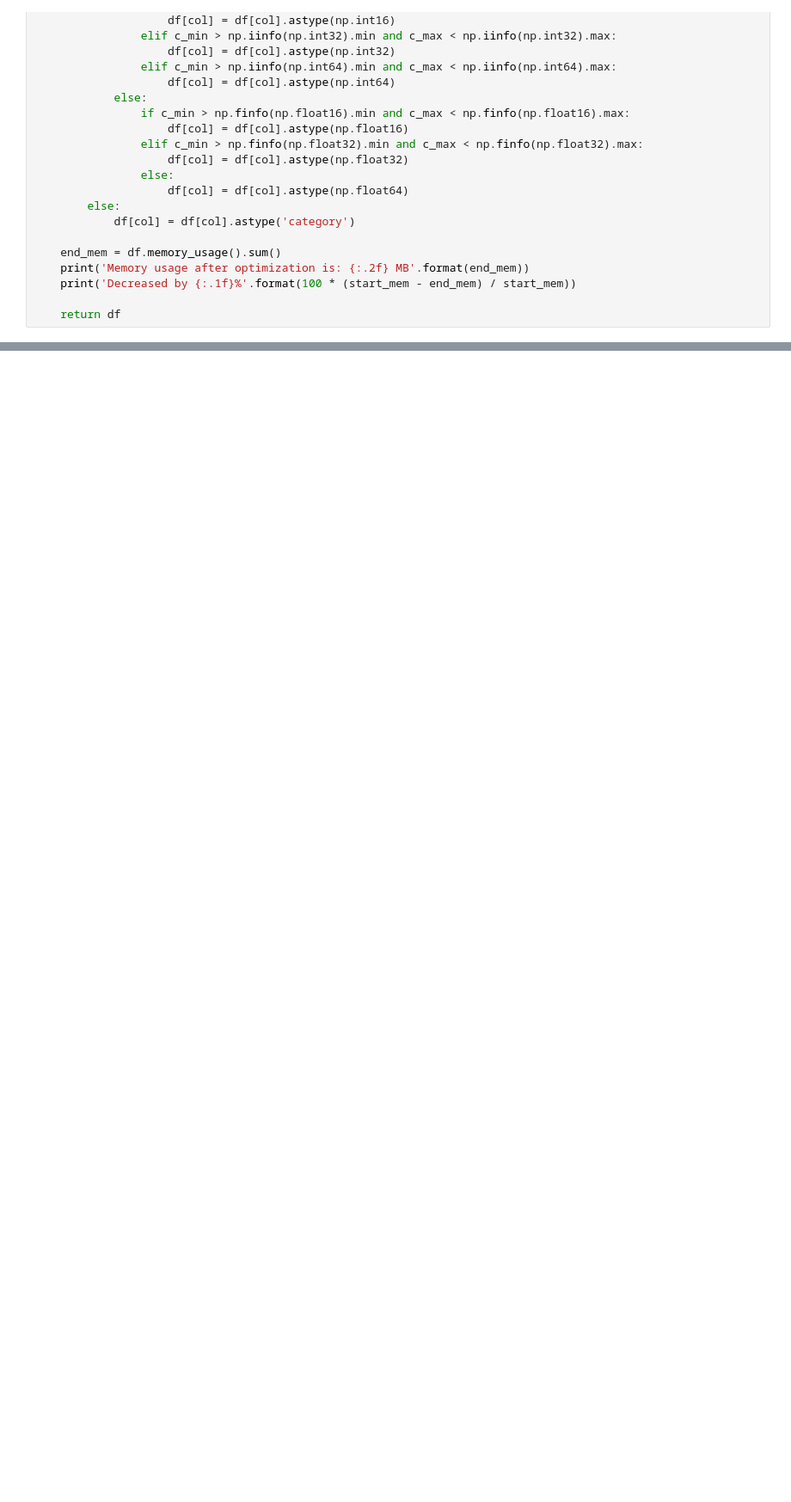
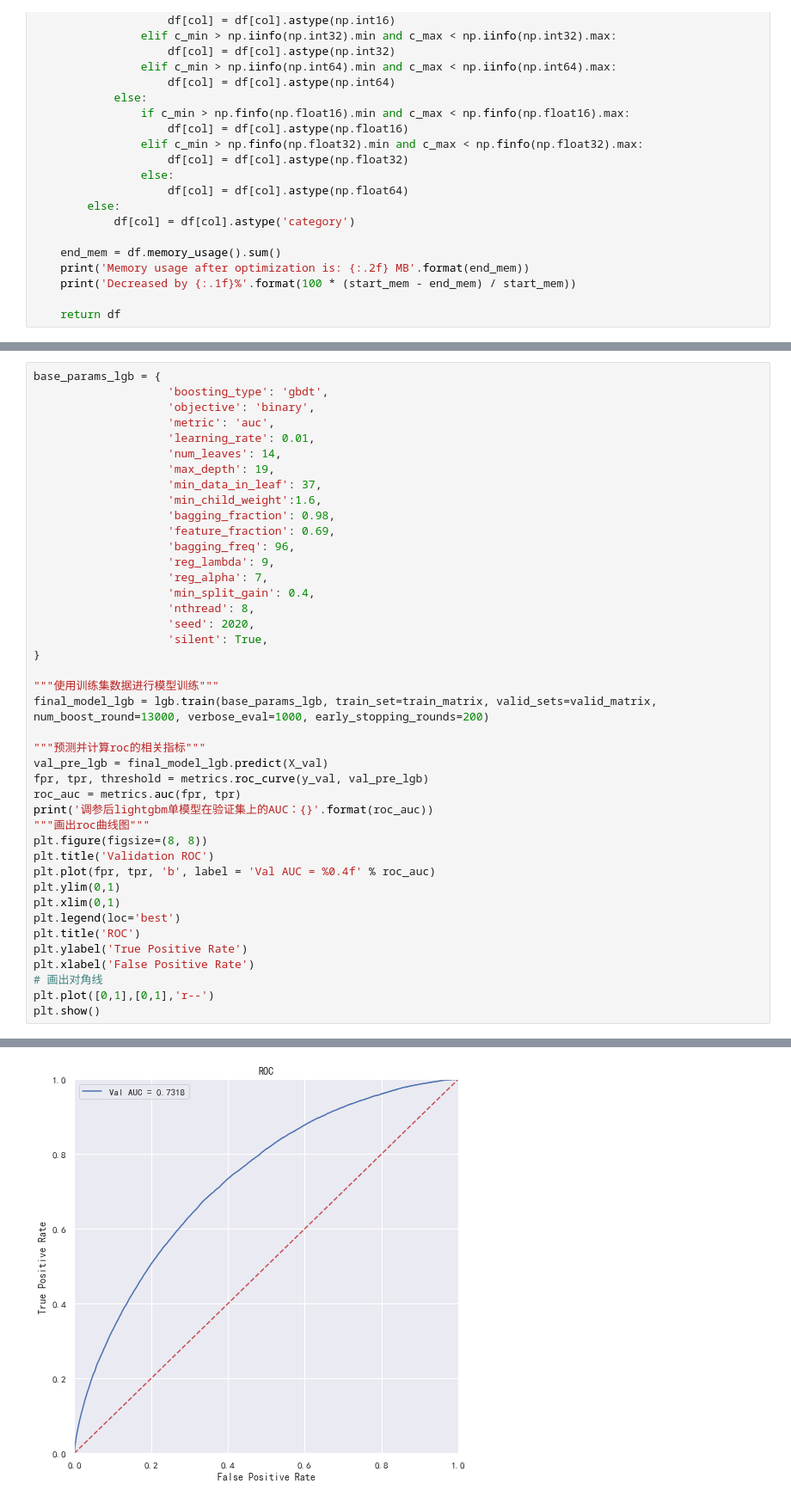
Before and after one commit to highroom/FinancialRiskControl, a Jupyter notebook: Task4 建模调参.ipynb, the cells around one changed output, grey strips where cells are left out. Shown: that part at 86% size. Saved outputs shown, nothing was run; the diff lists cells and outputs as text; blank space fills up the shorter version.

```diff
--- a/Task4 建模调参.ipynb
+++ b/Task4 建模调参.ipynb
@@ -63,0 +261,43 @@ Decreased by 75.8%
+# %%
+base_params_lgb = {
+                    'boosting_type': 'gbdt',
+                    'objective': 'binary',
+                    'metric': 'auc',
+                    'learning_rate': 0.01,
+                    'num_leaves': 14,
+                    'max_depth': 19,
+                    'min_data_in_leaf': 37,
+                    'min_child_weight':1.6,
+                    'bagging_fraction': 0.98,
+                    'feature_fraction': 0.69,
+                    'bagging_freq': 96,
+                    'reg_lambda': 9,
+                    'reg_alpha': 7,
+                    'min_split_gain': 0.4,
+                    'nthread': 8,
+                    'seed': 2020,
+                    'silent': True,
+}
+
+"""使用训练集数据进行模型训练"""
+final_model_lgb = lgb.train(base_params_lgb, train_set=train_matrix, valid_sets=valid_matrix, num_boost_round=13000, verbose_eval=1000, early_stopping_rounds=200)
+
+"""预测并计算roc的相关指标"""
+val_pre_lgb = final_model_lgb.predict(X_val)
+fpr, tpr, threshold = metrics.roc_curve(y_val, val_pre_lgb)
+roc_auc = metrics.auc(fpr, tpr)
+print('调参后lightgbm单模型在验证集上的AUC：{}'.format(roc_auc))
+"""画出roc曲线图"""
+plt.figure(figsize=(8, 8))
+plt.title('Validation ROC')
+plt.plot(fpr, tpr, 'b', label = 'Val AUC = %0.4f' % roc_auc)
+plt.ylim(0,1)
+plt.xlim(0,1)
+plt.legend(loc='best')
+plt.title('ROC')
+plt.ylabel('True Positive Rate')
+plt.xlabel('False Positive Rate')
+# 画出对角线
+plt.plot([0,1],[0,1],'r--')
+plt.show()
+# %% [output]
@@ -63,0 +321 @@ Decreased by 75.8%
+[figure, added]
```
Also changed, not shown: parts of 9 cells of this notebook, 1 other file.
